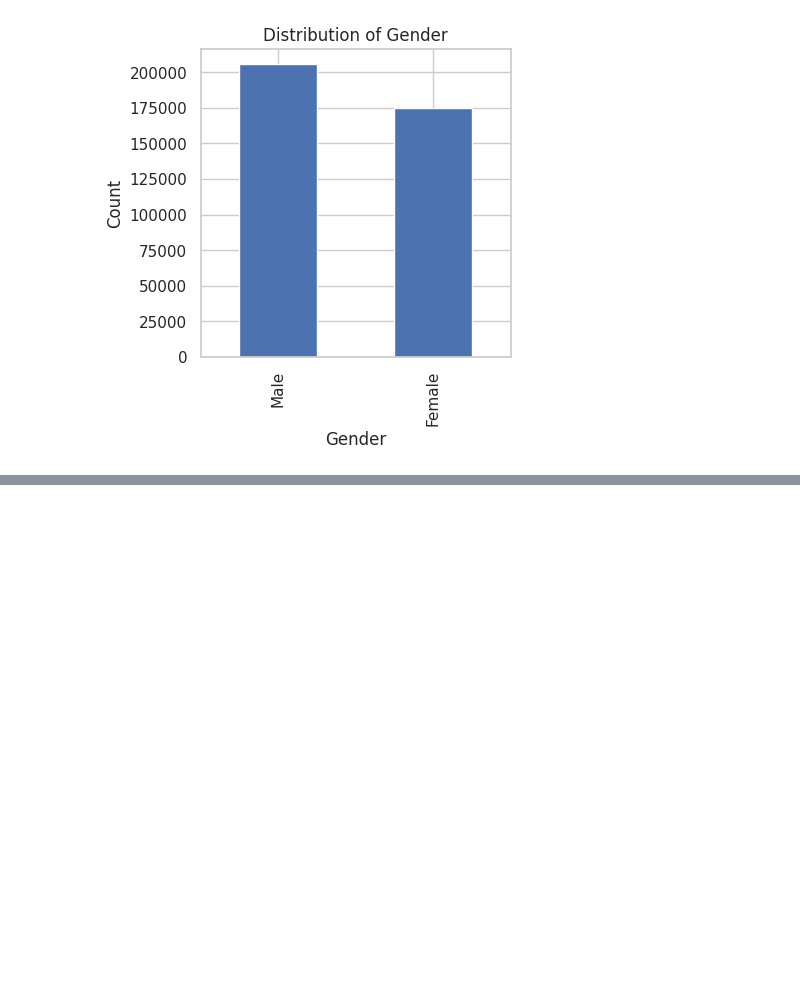
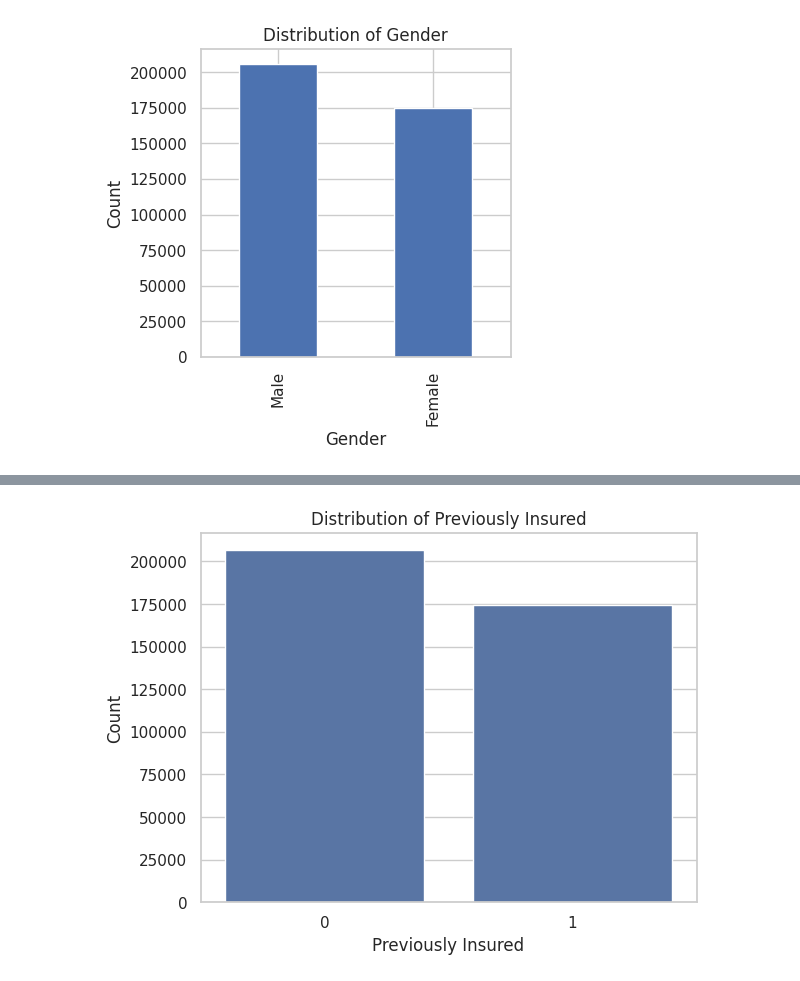
Before and after one commit to DhyanendraSinghSikarwar/mlops-project, a Jupyter notebook: notebook/exp-notebook.ipynb.ipynb, the cells around one changed output, grey strips where cells are left out. Cells and saved outputs as stored; diff of their text form; code cells hidden in the pictures; blank space fills up the shorter version.

```diff
--- a/notebook/exp-notebook.ipynb.ipynb
+++ b/notebook/exp-notebook.ipynb.ipynb
@@ -155,0 +182,10 @@ g = sns.catplot(x="Gender", y="count",col="Response", data=data, kind="bar", hei
+# %%
+# customers with existing insurance
+
+sns.countplot(x="Previously_Insured", data=df)
+plt.title("Distribution of Previously Insured")
+plt.xlabel("Previously Insured")
+plt.ylabel("Count")
+plt.show()
+# %% [output]
+[figure, added]
```
Also changed, not shown: parts of 31 cells of this notebook, 5 other files.
